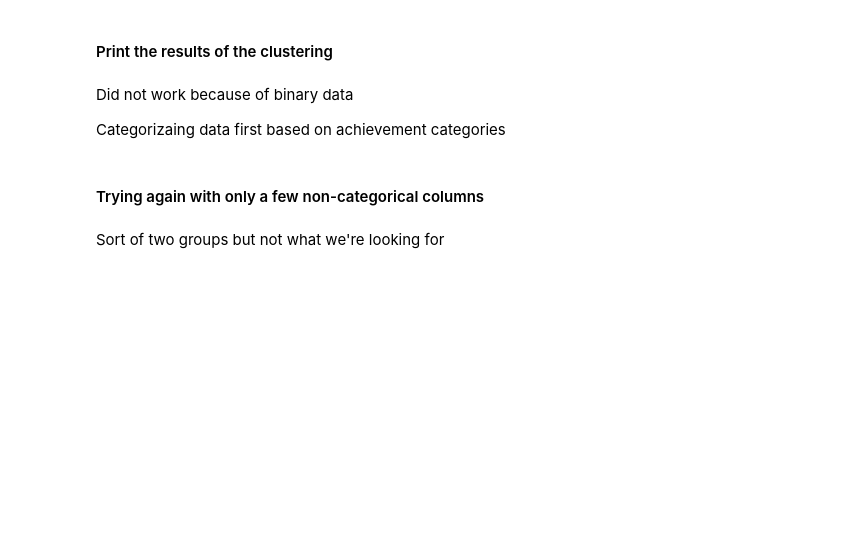
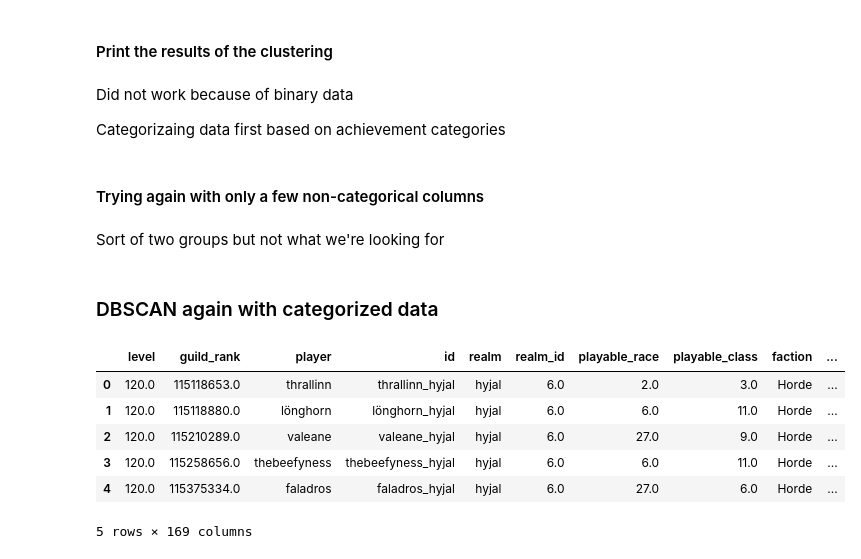
Before and after one commit to haleyspeed/insight_data_science, a Jupyter notebook: subscript/subscript/leaderboard_explorer.ipynb, the cells around one changed output. Cells and saved outputs as stored; diff of their text form; code cells hidden in the pictures; blank space fills up the shorter version.

```diff
--- a/subscript/subscript/leaderboard_explorer.ipynb
+++ b/subscript/subscript/leaderboard_explorer.ipynb
@@ -290,3 +323,18 @@ plt.title('Estimated number of clusters: %d' % n_clusters_)
 plt.show()
 # %% [markdown]
 Sort of two groups but not what we're looking for
+# %% [markdown]
+### DBSCAN again with categorized data
+# %%
+df_all = pd.read_csv(os.path.join(dir_clean,  'categorized_player_stats_subset.csv'))
+df_all.id = df_all.player + '_' + df_all.realm
+df_all = df_all.drop('Unnamed: 0', axis = 1)
+df_all.head()
+# %% [output]
+|  | level | guild_rank | player | id | realm | realm_id | playable_race | playable_class | faction | ... |
+| 0 | 120.0 | 115118653.0 | thrallinn | thrallinn_hyjal | hyjal | 6.0 | 2.0 | 3.0 | Horde | ... |
+| 1 | 120.0 | 115118880.0 | lönghorn | lönghorn_hyjal | hyjal | 6.0 | 6.0 | 11.0 | Horde | ... |
+| 2 | 120.0 | 115210289.0 | valeane | valeane_hyjal | hyjal | 6.0 | 27.0 | 9.0 | Horde | ... |
+| 3 | 120.0 | 115258656.0 | thebeefyness | thebeefyness_hyjal | hyjal | 6.0 | 6.0 | 11.0 | Horde | ... |
+| 4 | 120.0 | 115375334.0 | faladros | faladros_hyjal | hyjal | 6.0 | 27.0 | 6.0 | Horde | ... |
+5 rows × 169 columns
```
Also changed, not shown: parts of 18 cells of this notebook, 9 other files.
